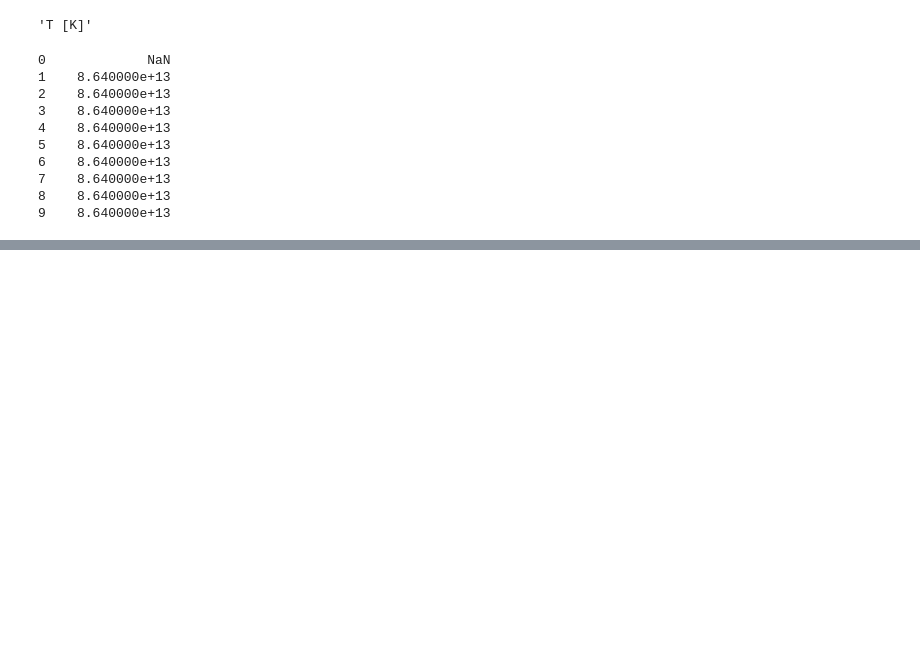
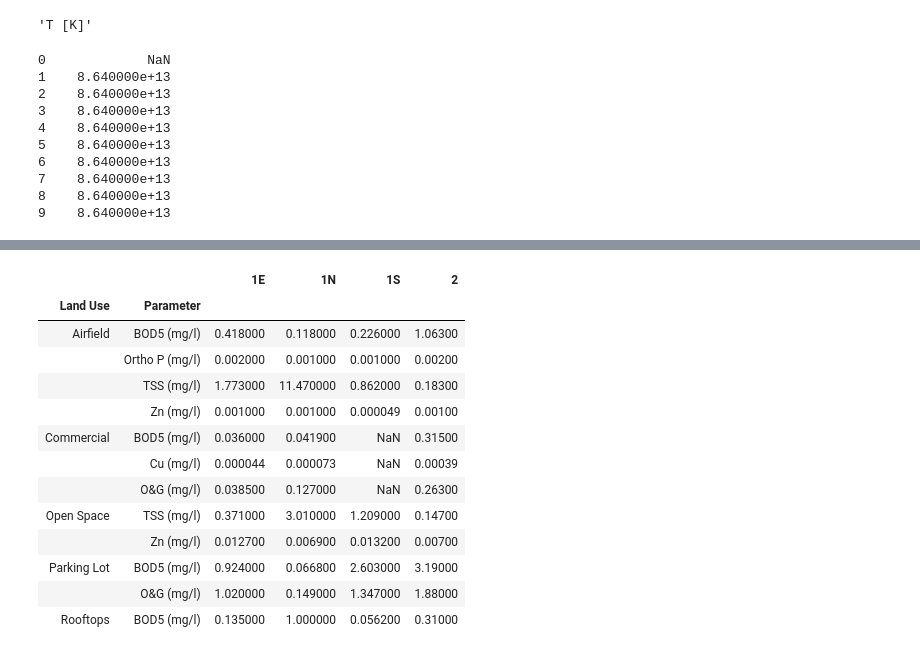
Before and after one commit to lro-diviner/divcalib, a Jupyter notebook: playing around.ipynb, the cells around one changed output, grey strips where cells are left out. Saved outputs shown, nothing was run; the diff lists cells and outputs as text; code cells hidden in the pictures; blank space fills up the shorter version.

```diff
--- a/playing around.ipynb
+++ b/playing around.ipynb
@@ -64,0 +181,29 @@ pd.Series(pd.date_range(start="2012-01-01",periods=10)).diff()
+# %%
+import StringIO
+import pandas
+
+conc_string = StringIO.StringIO("""\
+Land Use,Parameter,1E,1N,1S,2
+Airfield,BOD5 (mg/l),0.418,0.118,0.226,1.063
+Airfield,Ortho P (mg/l),0.002,0.001,0.001,0.002
+Airfield,TSS (mg/l),1.773,11.47,0.862,0.183
+Airfield,Zn (mg/l),0.001,0.001,4.95E-05,0.001
+"Commercial",BOD5 (mg/l),0.036,0.0419,,0.315
+"Commercial",Cu (mg/l),4.37E-05,7.34E-05,,0.00039
+"Commercial",O&G (mg/l),0.0385,0.127,,0.263
+Open Space,TSS (mg/l),0.371,3.01,1.209,0.147
+Open Space,Zn (mg/l),0.0127,0.0069,0.0132,0.007
+"Parking Lot",BOD5 (mg/l),0.924,0.0668,2.603,3.19
+"Parking Lot",O&G (mg/l),1.02,0.149,1.347,1.88
+"Rooftops",BOD5 (mg/l),0.135,1.00,0.0562,0.310""")
+
+weight_string = StringIO.StringIO("""\
+Land Use,1E,1N,1S,2
+Airfield,0.511,0.0227,0.0616,0.394
+Commercial,0.0005,0.1704,0,0.1065
+Open Space,0.0008,0.005,0.0002,0.0004
+"Parking Lot",0.33,0.514,0.252,0.171
+Rooftops,0.081,0.028,8.50E-05,0.003""")
+
+concentration = pandas.read_csv(conc_string, index_col=[0,1])
+weight = pandas.read_csv(weight_string, index_col=0)
@@ -64,0 +218,17 @@ pd.Series(pd.date_range(start="2012-01-01",periods=10)).diff()
+# %%
+concentration
+# %% [output]
+|  |  | 1E | 1N | 1S | 2 |
+| Land Use | Parameter |  |  |  |  |
+| Airfield | BOD5 (mg/l) | 0.418000 | 0.118000 | 0.226000 | 1.06300 |
+|  | Ortho P (mg/l) | 0.002000 | 0.001000 | 0.001000 | 0.00200 |
+|  | TSS (mg/l) | 1.773000 | 11.470000 | 0.862000 | 0.18300 |
+|  | Zn (mg/l) | 0.001000 | 0.001000 | 0.000049 | 0.00100 |
+| Commercial | BOD5 (mg/l) | 0.036000 | 0.041900 | NaN | 0.31500 |
+|  | Cu (mg/l) | 0.000044 | 0.000073 | NaN | 0.00039 |
+|  | O&G (mg/l) | 0.038500 | 0.127000 | NaN | 0.26300 |
+| Open Space | TSS (mg/l) | 0.371000 | 3.010000 | 1.209000 | 0.14700 |
+|  | Zn (mg/l) | 0.012700 | 0.006900 | 0.013200 | 0.00700 |
+| Parking Lot | BOD5 (mg/l) | 0.924000 | 0.066800 | 2.603000 | 3.19000 |
+|  | O&G (mg/l) | 1.020000 | 0.149000 | 1.347000 | 1.88000 |
+| Rooftops | BOD5 (mg/l) | 0.135000 | 1.000000 | 0.056200 | 0.31000 |
```
Also changed, not shown: parts of 49 cells of this notebook, 10 other files.
